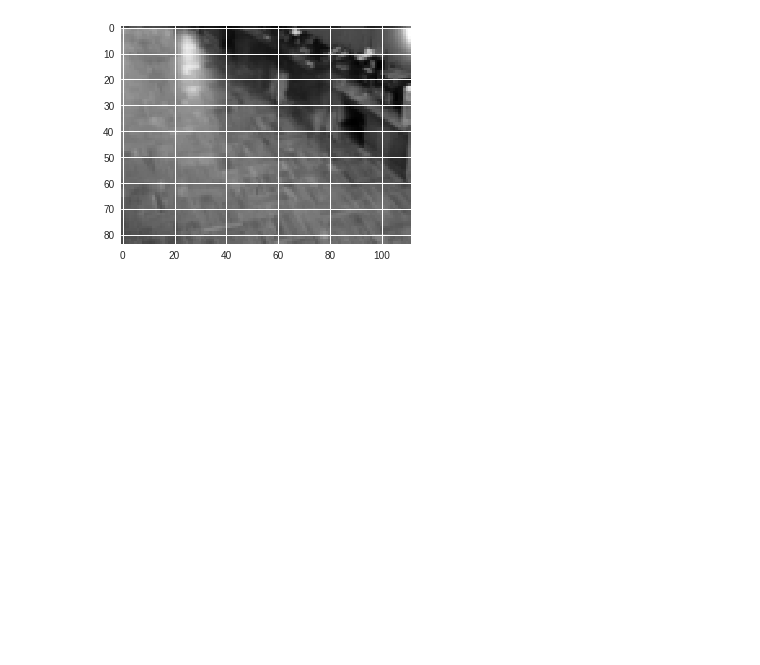
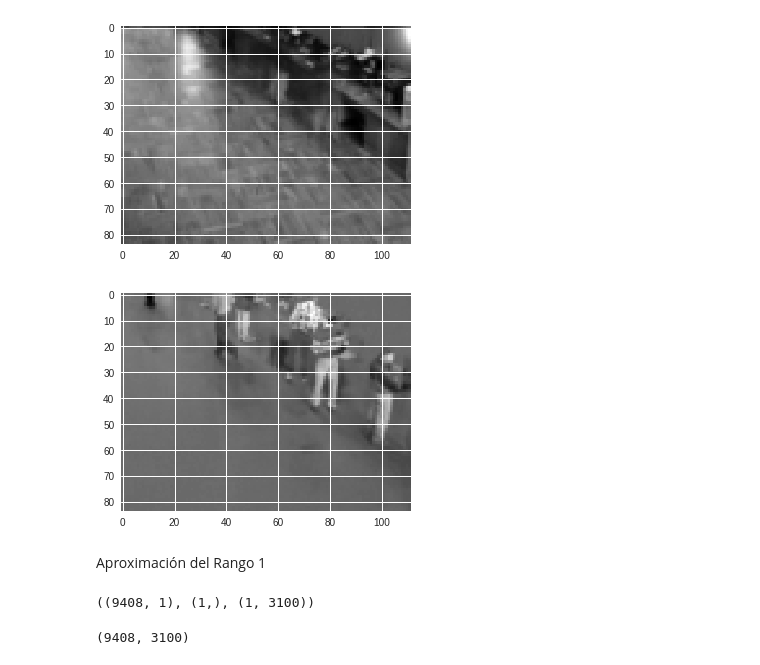
Before and after one commit to victwise/DeepLearning, a Jupyter notebook: Capítulo3.ipynb, the cells around one changed output. Drawn from its saved outputs; the diff is of its cells as text; code cells hidden in the pictures; blank space fills up the shorter version.

```diff
--- a/Capítulo3.ipynb
+++ b/Capítulo3.ipynb
@@ -153,3 +150,9 @@ plt.imshow(low_rank, cmap='gray')
 plt.imshow(np.reshape(low_rank[:,3], dims), cmap='gray');
 # %% [output]
 [figure]
+# %%
+plt.imshow(np.reshape(M[:,550] - low_rank[:,550], dims), cmap='gray');
+# %% [output]
+[figure, added]
+# %% [markdown]
+ Aproximación del Rango 1
@@ -155,0 +161,4 @@ plt.imshow(np.reshape(low_rank[:,3], dims), cmap='gray');
+# %%
+u.shape, s.shape, v.shape
+# %% [output]
+((9408, 1), (1,), (1, 3100))
@@ -155,0 +167,4 @@ plt.imshow(np.reshape(low_rank[:,3], dims), cmap='gray');
+# %%
+low_rank.shape
+# %% [output]
+(9408, 3100)
```
Also changed, not shown: parts of 11 cells of this notebook.
